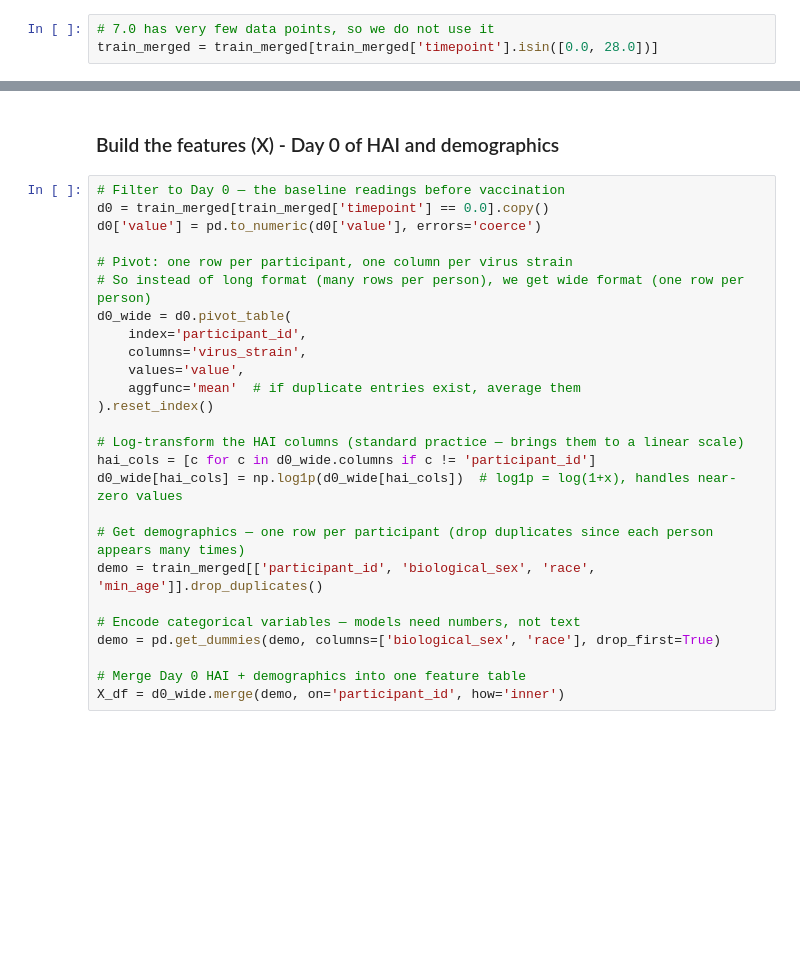
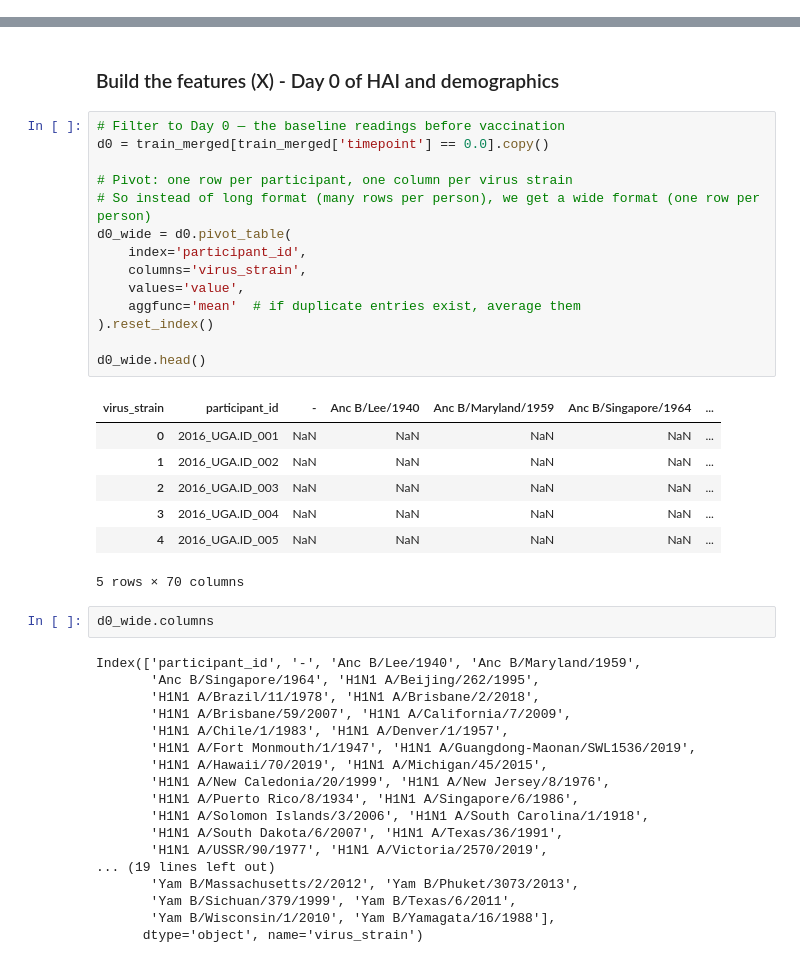
Before and after one commit to DirtyChay/cmi-flu-prediction-challenge, a Jupyter notebook: antibody.ipynb, the cells around one changed output, grey strips where cells are left out. Saved outputs shown, nothing was run; the diff lists cells and outputs as text; blank space fills up the shorter version.

```diff
--- a/antibody.ipynb
+++ b/antibody.ipynb
@@ -121,6 +103,3 @@ Name: count, dtype: int64
-# %%
-# 7.0 has very few data points, so we do not use it
-train_merged = train_merged[train_merged['timepoint'].isin([0.0, 28.0])]
 # %% [markdown]
 ### Build the target variable (y) - Geomean of HAI at Day 28
 # %%
@@ -161,26 +149,42 @@ y
 # %%
 # Filter to Day 0 — the baseline readings before vaccination
 d0 = train_merged[train_merged['timepoint'] == 0.0].copy()
-d0['value'] = pd.to_numeric(d0['value'], errors='coerce')
 
 # Pivot: one row per participant, one column per virus strain
-# So instead of long format (many rows per person), we get wide format (one row per person)
+# So instead of long format (many rows per person), we get a wide format (one row per person)
 d0_wide = d0.pivot_table(
     index='participant_id',
     columns='virus_strain',
     values='value',
     aggfunc='mean'  # if duplicate entries exist, average them
 ).reset_index()
 
-# Log-transform the HAI columns (standard practice — brings them to a linear scale)
-hai_cols = [c for c in d0_wide.columns if c != 'participant_id']
-d0_wide[hai_cols] = np.log1p(d0_wide[hai_cols])  # log1p = log(1+x), handles near-zero values
-
-# Get demographics — one row per participant (drop duplicates since each person appears many times)
-demo = train_merged[['participant_id', 'biological_sex', 'race', 'min_age']].drop_duplicates()
-
-# Encode categorical variables — models need numbers, not text
-demo = pd.get_dummies(demo, columns=['biological_sex', 'race'], drop_first=True)
-
-# Merge Day 0 HAI + demographics into one feature table
-X_df = d0_wide.merge(demo, on='participant_id', how='inner')
+d0_wide.head()
+# %% [output]
+| virus_strain | participant_id | - | Anc B/Lee/1940 | Anc B/Maryland/1959 | Anc B/Singapore/1964 | ... |
+| 0 | 2016_UGA.ID_001 | NaN | NaN | NaN | NaN | ... |
+| 1 | 2016_UGA.ID_002 | NaN | NaN | NaN | NaN | ... |
+| 2 | 2016_UGA.ID_003 | NaN | NaN | NaN | NaN | ... |
+| 3 | 2016_UGA.ID_004 | NaN | NaN | NaN | NaN | ... |
+| 4 | 2016_UGA.ID_005 | NaN | NaN | NaN | NaN | ... |
+5 rows × 70 columns
+# %%
+d0_wide.columns
+# %% [output]
+Index(['participant_id', '-', 'Anc B/Lee/1940', 'Anc B/Maryland/1959',
+       'Anc B/Singapore/1964', 'H1N1 A/Beijing/262/1995',
+       'H1N1 A/Brazil/11/1978', 'H1N1 A/Brisbane/2/2018',
+       'H1N1 A/Brisbane/59/2007', 'H1N1 A/California/7/2009',
+       'H1N1 A/Chile/1/1983', 'H1N1 A/Denver/1/1957',
+       'H1N1 A/Fort Monmouth/1/1947', 'H1N1 A/Guangdong-Maonan/SWL1536/2019',
+       'H1N1 A/Hawaii/70/2019', 'H1N1 A/Michigan/45/2015',
+       'H1N1 A/New Caledonia/20/1999', 'H1N1 A/New Jersey/8/1976',
+       'H1N1 A/Puerto Rico/8/1934', 'H1N1 A/Singapore/6/1986',
+       'H1N1 A/Solomon Islands/3/2006', 'H1N1 A/South Carolina/1/1918',
+       'H1N1 A/South Dakota/6/2007', 'H1N1 A/Texas/36/1991',
+       'H1N1 A/USSR/90/1977', 'H1N1 A/Victoria/2570/2019',
+... (19 lines left out)
+       'Yam B/Massachusetts/2/2012', 'Yam B/Phuket/3073/2013',
+       'Yam B/Sichuan/379/1999', 'Yam B/Texas/6/2011',
+       'Yam B/Wisconsin/1/2010', 'Yam B/Yamagata/16/1988'],
+      dtype='object', name='virus_strain')
```
Also changed, not shown: parts of 9 cells of this notebook.
